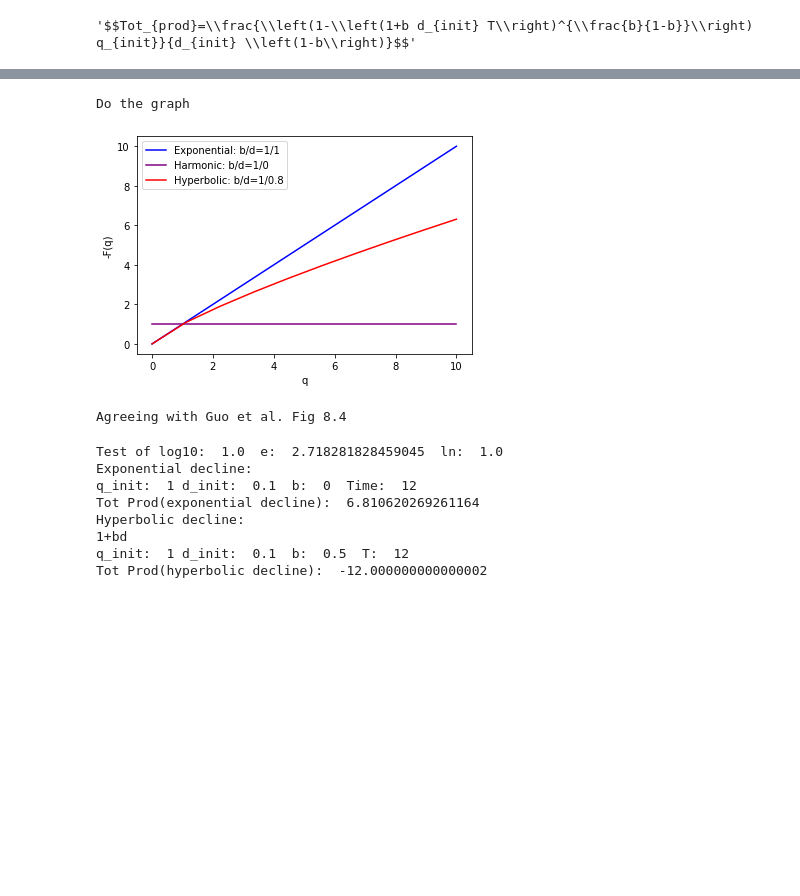
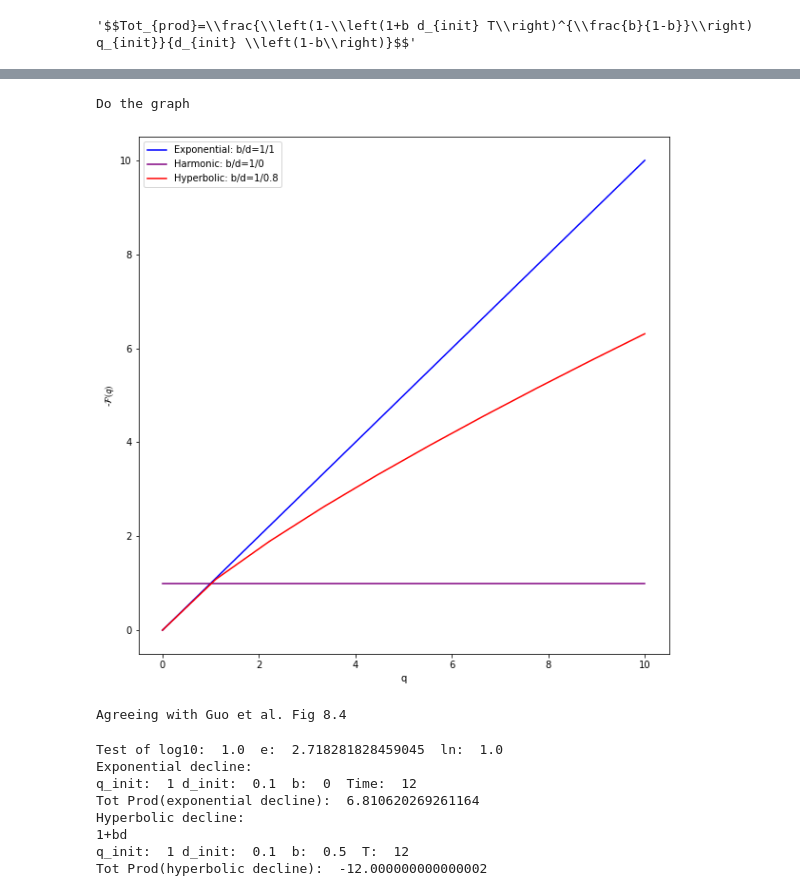
Before and after one commit to mm002a/JupyterNotebooks-V0.0, a Jupyter notebook: DeclineCurves.ipynb, the cells around one changed output, grey strips where cells are left out. Saved outputs shown, nothing was run; the diff lists cells and outputs as text; code cells hidden in the pictures; blank space fills up the shorter version.

```diff
--- a/DeclineCurves.ipynb
+++ b/DeclineCurves.ipynb
@@ -76,27 +75,29 @@ URL https://www.e-education.psu.edu/png301/node/854)
 # %%
 print("Do the graph")
 import numpy as np
 import matplotlib.pyplot as plt
+#For large graphs
+plt.rcParams["figure.figsize"] = (10,10)
 b = 1
 d = 1
 q = np.linspace(0,10,10)
 F = b*pow(q,d)
 plt.plot(q,F,color='blue',label="Exponential: b/d=1/1")
 d = 0
 F = b*pow(q,d)
 plt.plot(q,F,color='purple',label="Harmonic: b/d=1/0")
 d = 0.8
 F = b*pow(q,d)
 plt.plot(q,F,color='red',label="Hyperbolic: b/d=1/0.8")
 plt.xlabel('q')
-plt.ylabel('-F(q)')
+plt.ylabel('-$\cal{F}(q)$')
 plt.legend()
 plt.show()
 print("Agreeing with Guo et al. Fig 8.4")
 #
 # %% [output]
 Do the graph
-[figure, old version]
+[figure, new version]
 Agreeing with Guo et al. Fig 8.4
 # %%
 #Exponential decline
```
Also changed, not shown: parts of 2 cells of this notebook.
